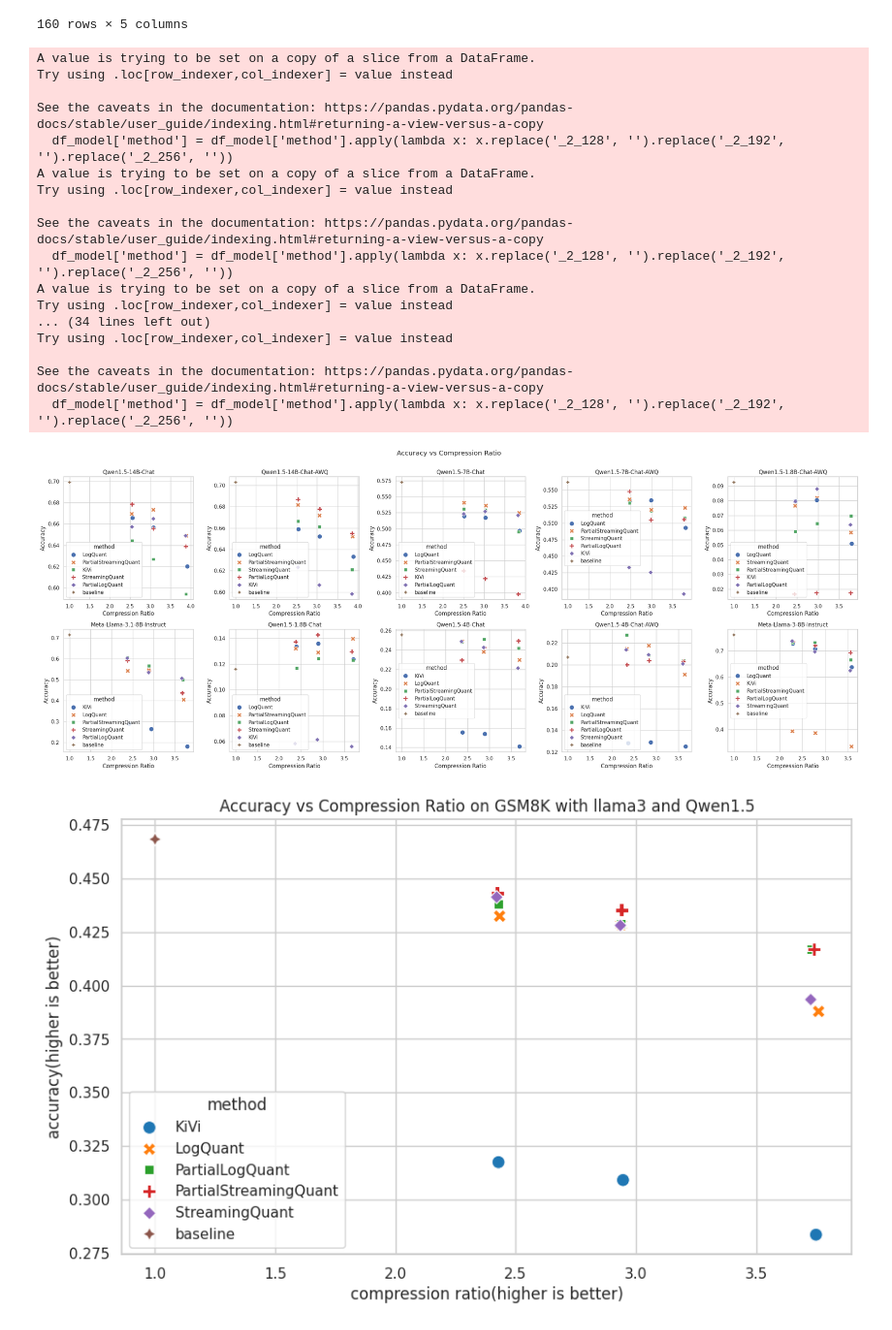
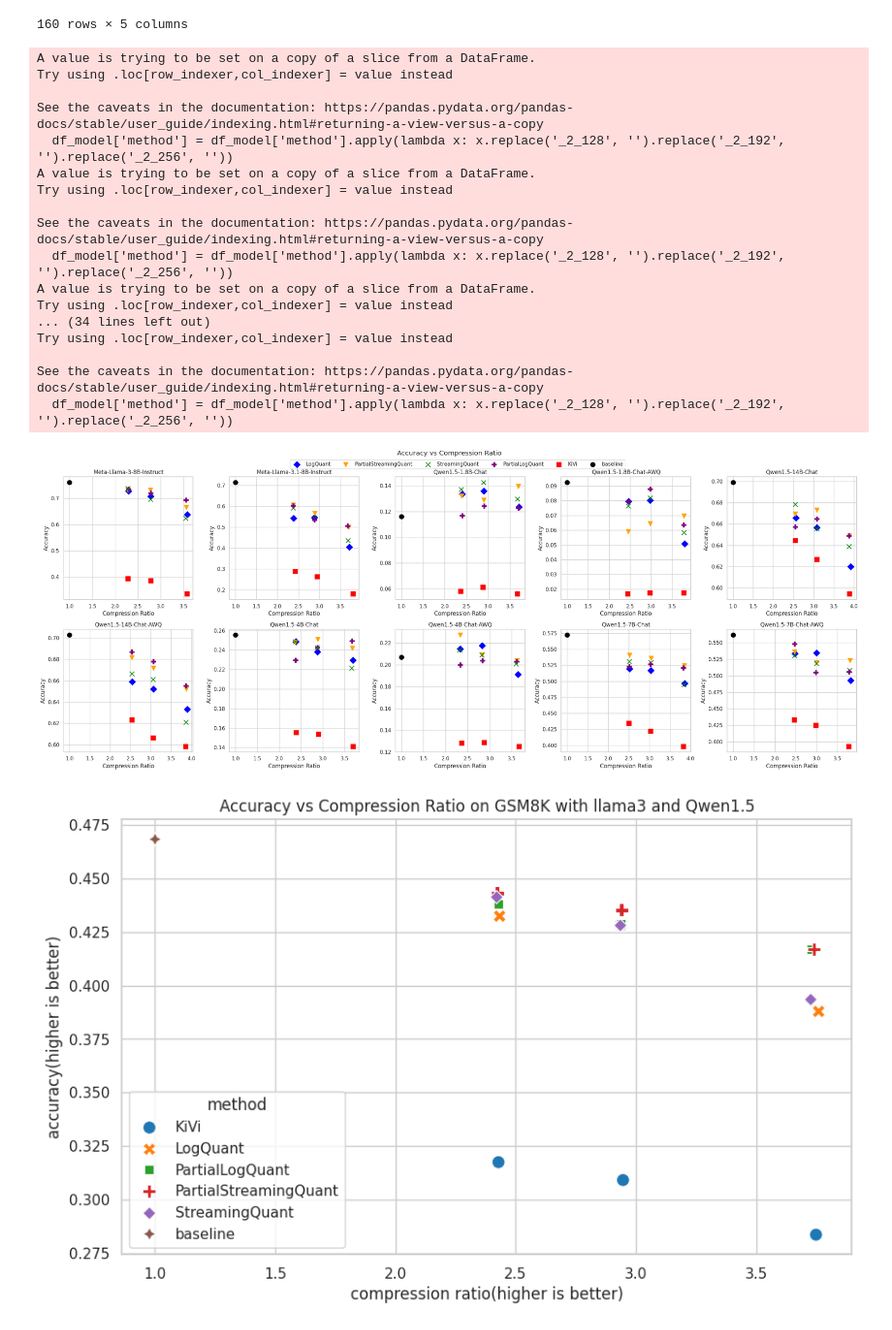
Before and after one commit to Concyclics/LogQuantKV, a Jupyter notebook: test_acc/GSM8K/plot.ipynb, the cells around one changed output. Shown at 97% size. Saved outputs shown, nothing was run; the diff lists cells and outputs as text; code cells hidden in the pictures.

```diff
--- a/test_acc/GSM8K/plot.ipynb
+++ b/test_acc/GSM8K/plot.ipynb
@@ -117,56 +117,66 @@ import random
 
 # Define a dictionary to map styles to subplots
 style_mapping = {
-    'baseline': {'color': 'red', 'marker': 'o'},
-    'KiVi': {'color': 'blue', 'marker': 's'},
+    'baseline': {'color': 'black', 'marker': 'o'},
+    'KiVi': {'color': 'red', 'marker': 's'},
     'StreamingQuant': {'color': 'green', 'marker': 'x'},
     'PartialStreamingQuant': {'color': 'orange', 'marker': 'v'},
-    'LogQuant': {'color': 'purple', 'marker': 'D'},
-    'PartialLogQuant': {'color': 'cyan', 'marker': 'P'},
+    'LogQuant': {'color': 'blue', 'marker': 'D'},
+    'PartialLogQuant': {'color': 'purple', 'marker': 'P'},
 }
 
 fig, axs = plt.subplots(2, 5, figsize=(25, 10))
 fig.suptitle('Accuracy vs Compression Ratio')
 
 models = df_avg['model'].unique()
+models.sort()
 
 for i, model in enumerate(models):
     df_model = df_avg[df_avg['model'] == model]
     df_model['method'] = df_model['method'].apply(lambda x: x.replace('_2_128', '').replace('_2_192', '').replace('_2_256', ''))
     ax = axs[i // 5, i % 5]
+
     np.random.seed(0)
     random.seed(0)
 
-    # Retrieve the style for the current subplot
-    style = style_mapping.get(model, {})
+    for method in df_model['method'].unique():
+        method_data = df_model[df_model['method'] == method]
+        style = style_mapping.get(method, {})
 
-    sns.scatterplot(data=df_model, x='compression ratio', y='accuracy', s=100, ax=ax, color=style.get('color', 'black'), marker=style.get('marker', 'o'), label=method)
+        ax.scatter(method_data['compression ratio'], method_data['accuracy'],
+                   color=style.get('color', 'black'),
+                   marker=style.get('marker', 'o'),
+                   s=100,
+                   label=method)
+
     ax.set_title(model)
     ax.set_xlabel('Compression Ratio')
     ax.set_ylabel('Accuracy')
 
 plt.tight_layout()
 plt.subplots_adjust(top=0.9)
+plt.legend(loc='upper left', ncol=6, bbox_to_anchor=(-3.4, 2.4))
+plt.savefig("results/accuracy_vs_compression_ratio.png", dpi=600)
 plt.show()
 # %% [output]
 A value is trying to be set on a copy of a slice from a DataFrame.
 Try using .loc[row_indexer,col_indexer] = value instead
 
 See the caveats in the documentation: https://pandas.pydata.org/pandas-docs/stable/user_guide/indexing.html#returning-a-view-versus-a-copy
   df_model['method'] = df_model['method'].apply(lambda x: x.replace('_2_128', '').replace('_2_192', '').replace('_2_256', ''))
 A value is trying to be set on a copy of a slice from a DataFrame.
 Try using .loc[row_indexer,col_indexer] = value instead
 
 See the caveats in the documentation: https://pandas.pydata.org/pandas-docs/stable/user_guide/indexing.html#returning-a-view-versus-a-copy
   df_model['method'] = df_model['method'].apply(lambda x: x.replace('_2_128', '').replace('_2_192', '').replace('_2_256', ''))
 A value is trying to be set on a copy of a slice from a DataFrame.
 Try using .loc[row_indexer,col_indexer] = value instead
 ... (34 lines left out)
 Try using .loc[row_indexer,col_indexer] = value instead
 
 See the caveats in the documentation: https://pandas.pydata.org/pandas-docs/stable/user_guide/indexing.html#returning-a-view-versus-a-copy
   df_model['method'] = df_model['method'].apply(lambda x: x.replace('_2_128', '').replace('_2_192', '').replace('_2_256', ''))
-[figure, old version]
+[figure, new version]
 # %%
 sns.set_theme(style="whitegrid")
 plt.figure(figsize=(10, 6))
```
